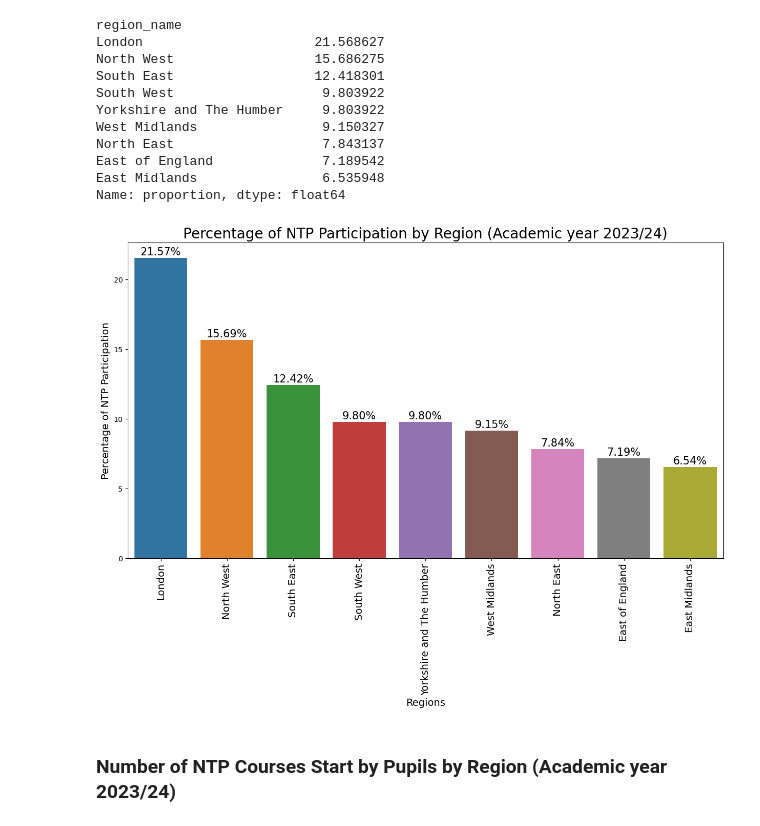
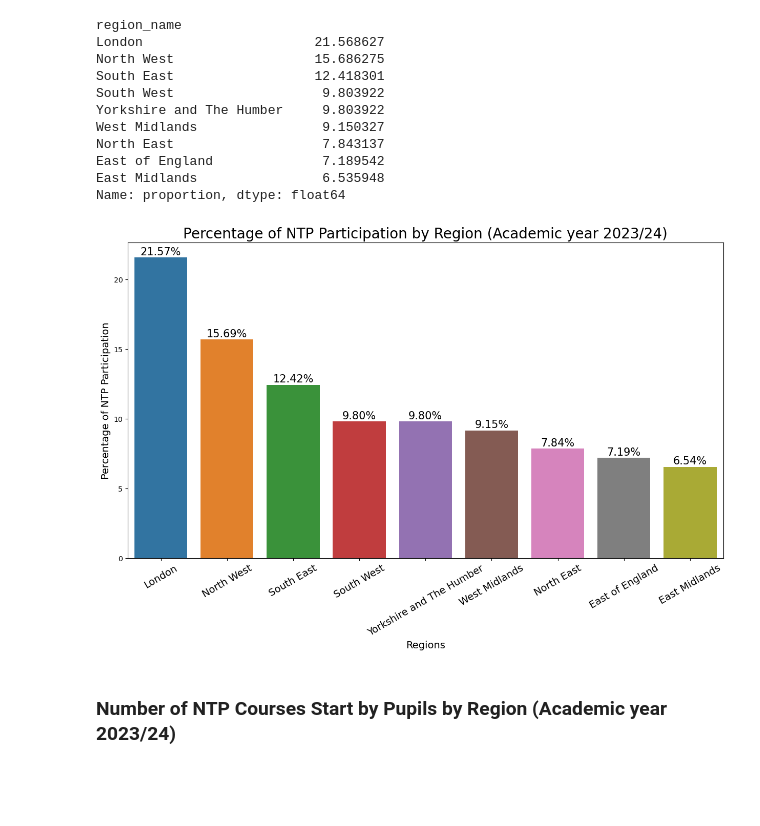
Before and after one commit to CyprianFusi/Data-Scientist-Technical-Exercise-10DS, a Jupyter notebook: National_Tutoring_Programme_2023_24.ipynb, the cells around one changed output. Saved outputs shown, nothing was run; the diff lists cells and outputs as text; code cells hidden in the pictures; blank space fills up the shorter version.

```diff
--- a/National_Tutoring_Programme_2023_24.ipynb
+++ b/National_Tutoring_Programme_2023_24.ipynb
@@ -329,19 +329,19 @@ Name: proportion, dtype: float64
 # %%
 fig, ax = plt.subplots(figsize = (15, 8))
 plots = sns.barplot(x = ntp_by_region.index, y = ntp_by_region.values, ax = ax)
 for bar in plots.patches:
     plots.annotate(f'{bar.get_height():,.2f}%',
                    (bar.get_x() + bar.get_width() / 2, bar.get_height()),
                    ha = 'center', va = 'center',
                    size = 15, xytext = (0, 8),
                    textcoords = 'offset points')
 plt.title('Percentage of NTP Participation by Region (Academic year 2023/24)', fontsize = 20)
 plt.ylabel('Percentage of NTP Participation', fontsize = 14)
 plt.xlabel('Regions', fontsize = 14)
-plt.xticks(rotation = 90, fontsize = 14)
+plt.xticks(rotation = 30, fontsize = 14)
 plt.show()
 # %% [output]
-[figure, old version]
+[figure, new version]
 # %%
 fig.savefig('./data_2023_24/charts/Regional_PCT_NTP_Participation_202324.png')
 # %% [markdown]
```
Also changed, not shown: parts of 3 cells of this notebook.
